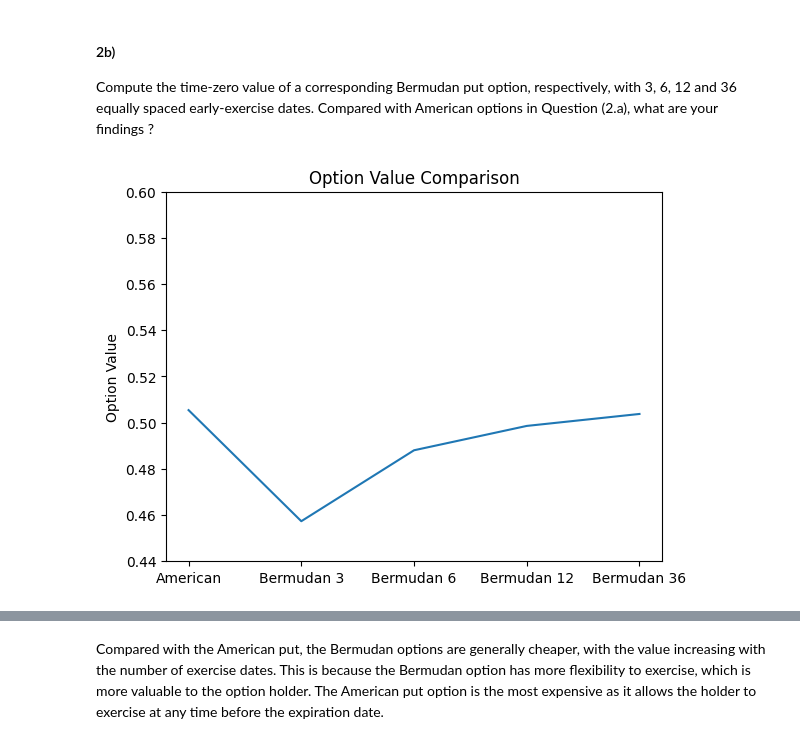
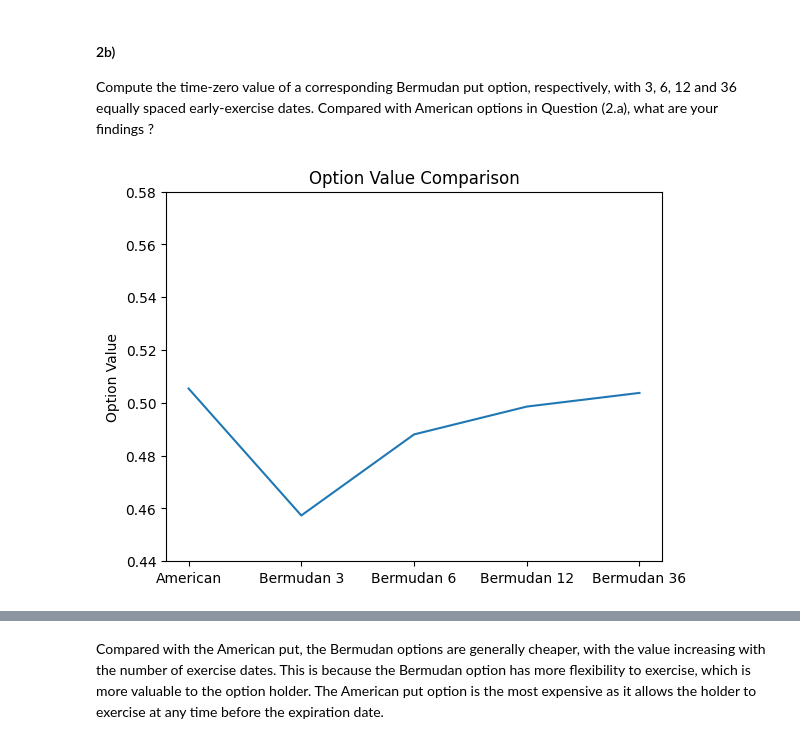
Before and after one commit to andreist3fan/ovmHW2, a Jupyter notebook: jupyter/homework.ipynb, the cells around one changed output, grey strips where cells are left out. Saved outputs shown, nothing was run; the diff lists cells and outputs as text; code cells hidden in the pictures.

```diff
--- a/jupyter/homework.ipynb
+++ b/jupyter/homework.ipynb
@@ -215,7 +205,7 @@ plt.show()
 [figure]
 # %%
 impl_vol_AAPL_2wk = []
-T_option = 12/365
+T_option = 13/365
 r = rfrate(T_option)/100
 S0 = 236.85
 print(r)
@@ -247,6 +237,6 @@ plt.show()
 # %%
 impl_vol_AAPL_3 = []
-T_option = 279 / 365
+T_option = 278 / 365
 r = rfrate(T_option) / 100
 S0 = 236.85
 print(r)
@@ -277,7 +267,7 @@ plt.show()
 [figure]
 # %%
 impl_vol_AAPL_4 = []
-T_option = 523 / 365
+T_option = 522 / 365
 r = rfrate(T_option) / 100
 S0 = 236.85
 #print(r)
@@ -349,8 +341,8 @@ def binomial_method_american_put(S0, E, r, T, sigma, M):
     dt = T / M
     u = np.exp(sigma * np.sqrt(dt) + (r-0.5*sigma**2) * dt)
     d = np.exp(-sigma * np.sqrt(dt) + (r-0.5*sigma**2) * dt)
-    #p = (np.exp(r * dt) - d) / (u - d)
-    p = 0.5
+    p = (np.exp(r * dt) - d) / (u - d)  # - both this and the next line are correct, as they both result in 0.5
+    #p = 0.5
 
     # Compute stock price tree
     dpowers = d ** np.arange(start=M, stop=-1, step=-1)
@@ -365,10 +357,10 @@ def binomial_method_american_put(S0, E, r, T, sigma, M):
         Si = S0 * dpowers[M - i + 1:M + 1] * upowers[:i]
         continuation_value = np.exp(-r * dt) * (p * W[1:i + 1] + (1 - p) * W[:i])
         exercise_value = E - Si
-        # Update option value with early exercise consideration
+        # update option value at each time step, taking into the account whether it is optimal to exercise
         W = np.maximum(exercise_value, continuation_value)
 
-        # Determine the exercise boundary (maximum stock price where early exercise occurs)
+        # determine the exercise boundary (maximum stock price where early exercise occurs)
         boundary_price = np.max(Si[exercise_value > continuation_value]) if np.any(exercise_value > continuation_value) else np.nan
         exercise_boundary.append(boundary_price)
 
@@ -490,24 +486,24 @@ def binomial_method_bermudan_put(S0, E, r, T, sigma, M, num_exercise_dates = 3 )
 # %%
 S0=1
 T = 3
 r = 0.05
 sigma = 0.3
 E = 1.5
 M = 10_000
 
 
 american_put = binomial_method_american_put(S0, E, r, T, sigma, M)[0]
 bermudan_put_3 = binomial_method_bermudan_put(S0, E, r, T, sigma, M, num_exercise_dates=3)[0]
 bermudan_put_6 = binomial_method_bermudan_put(S0, E, r, T, sigma, M, num_exercise_dates=6)[0]
 bermudan_put_12 = binomial_method_bermudan_put(S0, E, r, T, sigma, M, num_exercise_dates=12)[0]
 bermudan_put_36 = binomial_method_bermudan_put(S0, E, r, T, sigma, M, num_exercise_dates=36)[0]
 
 plt.plot([american_put,bermudan_put_3,bermudan_put_6,bermudan_put_12,bermudan_put_36])
 plt.xticks([0,1,2,3,4],['American','Bermudan 3','Bermudan 6','Bermudan 12','Bermudan 36'])
 plt.ylabel('Option Value')
 plt.title('Option Value Comparison')
-plt.ylim(0.44,0.60)
+plt.ylim(0.44,0.58)
 plt.show()
 print([american_put,bermudan_put_3,bermudan_put_6,bermudan_put_12,bermudan_put_36])
 # %% [output]
-[figure, old version]
+[figure, new version]
```
Also changed, not shown: parts of 21 cells of this notebook.
